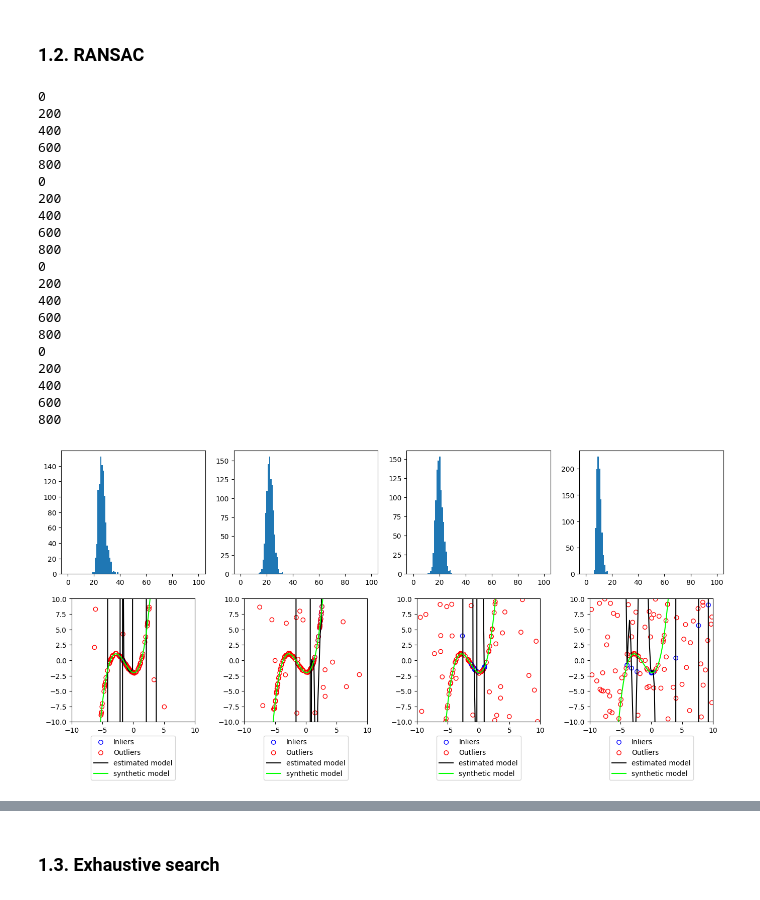
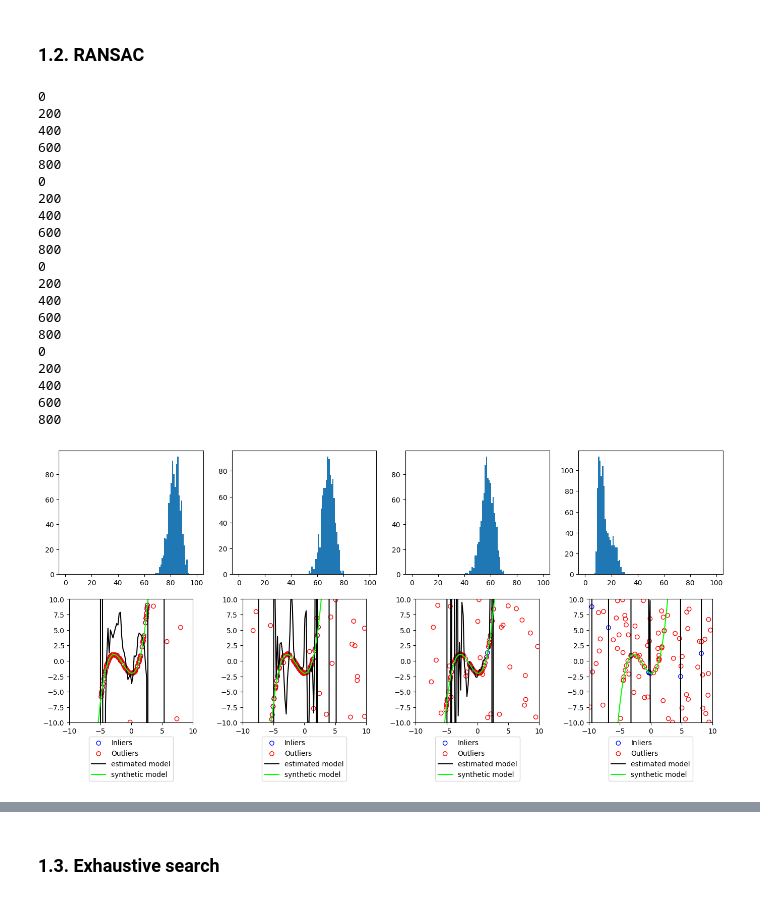
Before and after one commit to fatihoezdemir/MF2024-Exercise1, a Jupyter notebook: Exercise1.ipynb, the cells around one changed output, grey strips where cells are left out. Drawn from its saved outputs; the diff is of its cells as text; code cells hidden in the pictures.

```diff
--- a/Exercise1.ipynb
+++ b/Exercise1.ipynb
@@ -54,7 +54,6 @@ class Polynomial:
         y=p(x)
         # END
         return y
-            # noise_vert=np.random.uniform(-0.1,0.1,x.shape)
 #
     def is_inlier(self, points: np.ndarray, threshold: float = tau):
         """
@@ -88,11 +87,10 @@ class Polynomial:
         inliers = np.random.uniform(-D, D, (n_inliers, 2))
         outliers = np.random.uniform(-D, D, (n_outliers, 2))
 
-        # print(n_outliers,n_inliers)
         # Implement Task 1.1. Make use of `self.evaluate` and `self.is_inlier` for that
         # START
 
-# OUTLIERS
+# OUTLIERS  Remove outliers that are inliers
         is_outlier = ~self.is_inlier(outliers)
         notoutlier=np.sum(~is_outlier)
         outliers = outliers[is_outlier]
@@ -105,7 +103,9 @@ class Polynomial:
         noise_inlier= np.random.uniform(-0.1,0.1,inliers.shape[0])
         inliers_y = self.evaluate(inliers[:,0])+noise_inlier
         inliers = np.column_stack((inliers[:,0], inliers_y))
-        out_of_range = np.where(np.abs(inliers[:, 1]) > D)[0]
+        out_of_range = np.where( (np.abs(inliers[:, 1]) > D or np.abs(inliers[:, 0]) > D)[0]
+
+        # resample so that enough inliers are there and in the domain
 
         while len(out_of_range)>0:
             inliers_new = np.random.uniform(-D, D, (n_inliers, 2))
@@ -128,7 +128,6 @@ class Polynomial:
         """
         if points.shape[1] != 2:
             raise ValueError("Bad point dimmensions")
-
         deg = points.shape[0] - 1
 
         coefficients = np.zeros(deg + 1)
@@ -362,11 +361,11 @@ def plot_ransac_results(synth_poly: Polynomial):
         for i in range(N_RUNS):
             print(i) if i % 200 == 0 else None
             # Generate synthetic data points
+
             inliers, outliers = synth_poly.generate_points(r)
             points = np.concatenate((inliers, outliers), axis=0)
-
             # Run RANSAC
-            ransac_inliers_run, ransac_outliers_run, model_run = run_ransac(points, n_iter=100, sample_size=3)
+            ransac_inliers_run, ransac_outliers_run, model_run = run_ransac(points, n_iter=100, sample_size=synth_poly.degree+1)
 
             # Count the inliers and store the result
             inlier_histogram[i] = ransac_inliers_run.shape[0]
@@ -384,34 +383,34 @@ def plot_ransac_results(synth_poly: Polynomial):
         ax_hist.hist(inlier_histogram, range=(0, N), bins=N+1)
 
         plot_models(ax_vis, ransac_inliers, ransac_outliers, synth_poly, model)
 
     plt.show()
     plt.close(fig)
 
 
 plot_ransac_results(poly_a)
 # %% [output]
 0
 200
 400
 600
 800
 0
 200
 400
 600
 800
 0
 200
 400
 600
 800
 0
 200
 400
 600
 800
-[figure, old version]
+[figure, new version]
 # %%
 poly_b = Polynomial(np.array([1, 1]))
 plot_ransac_results(poly_b)
```
Also changed, not shown: parts of 14 cells of this notebook.
